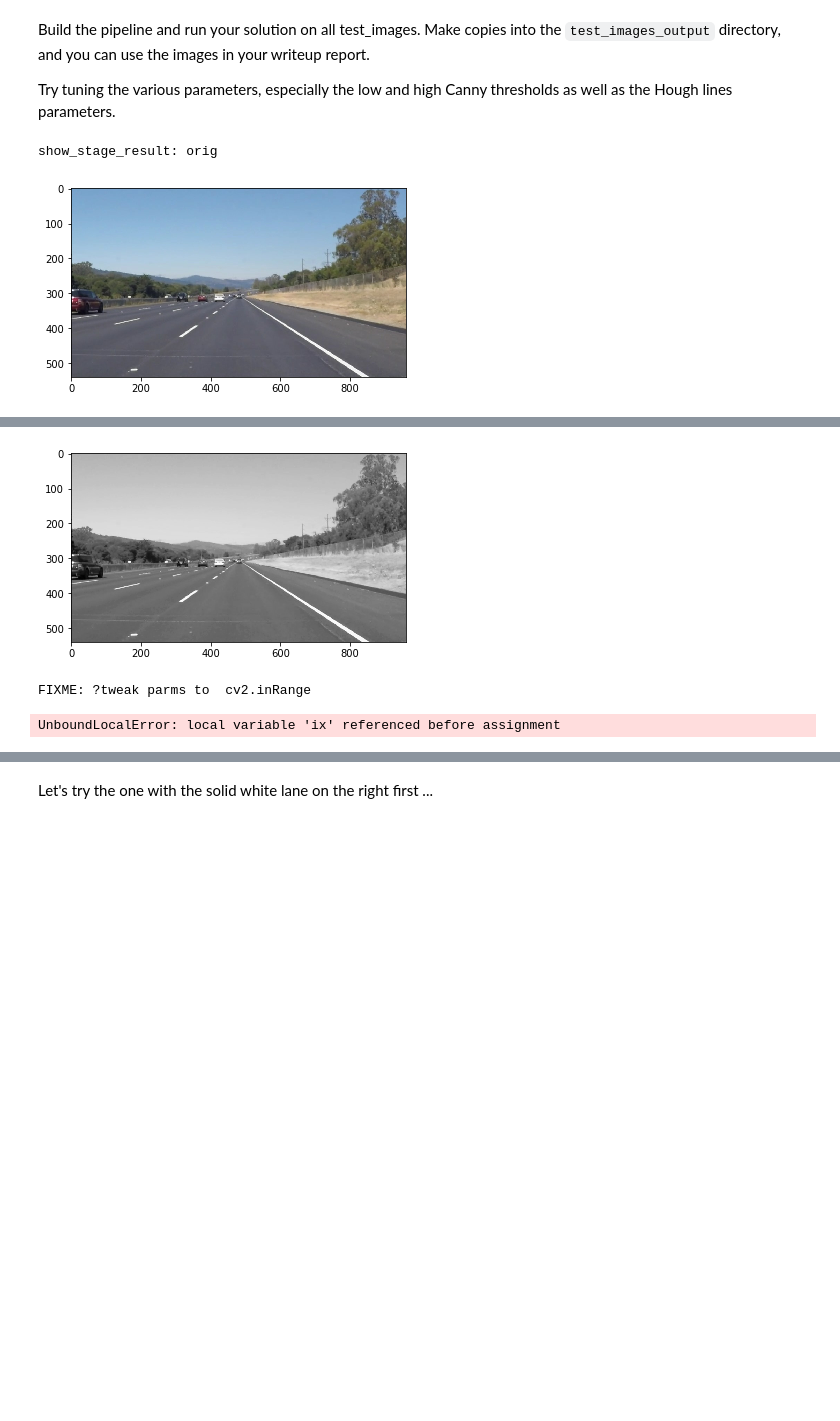
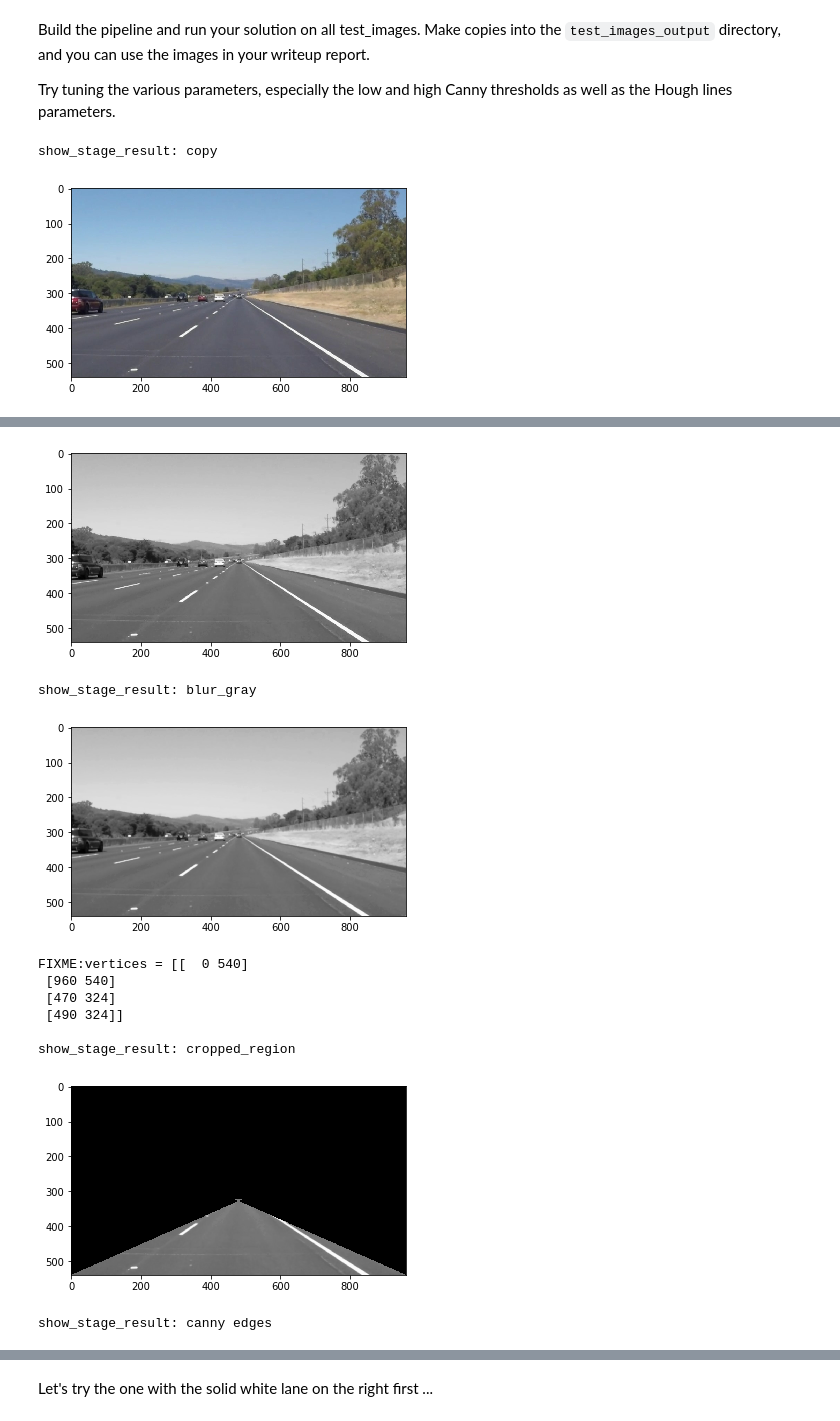
Before and after one commit to evtHsa/SDCNDP_1, a Jupyter notebook: P1.ipynb, the cells around one changed output, grey strips where cells are left out. Drawn from its saved outputs; the diff is of its cells as text; code cells hidden in the pictures; blank space fills up the shorter version.

```diff
--- a/P1.ipynb
+++ b/P1.ipynb
@@ -268,6 +214,43 @@ def process1_img(dir_name, img_name):
+# %%
+# TODO: Build your pipeline that will draw lane lines on the test_images
+# then save them to the test_images_output directory.
+def process_1_img(img):
+    copy = np.copy(img)
+    show_stage_result(copy, None, msg="copy")
+
+    print("img.shape = " + str(img.shape))
+    copy = grayscale(copy)
+    show_stage_result(copy, 'Greys_r', msg="gray")
+
+    copy = gaussian_blur(copy, kernel_size=5)
+    show_stage_result(copy, 'Greys_r', msg="blur_gray")
+
+    #copy = cv2.inRange(copy, 200, 255)
+    #show_stage_result(copy, 'Greys_r', msg="copy")
+
+    # FIXME:
+    vertices = calculate_vertices(copy)
+    print("FIXME:vertices = " + str(vertices))
+    copy = region_of_interest(copy, vertices)
+    show_stage_result(copy, 'Greys_r', msg="cropped_region")
+
+
+    copy = canny(copy, low_threshold=50, high_threshold=150)
+    show_stage_result(copy, 'Greys_r', msg="canny edges")
+    raise Exception("heads up bubba")
+
+    houghed = hough_lines(edges, rho=6, theta=np.pi/60, threshold=160, min_line_len=40,
+                          max_line_gap=25)
+    show_stage_result(houghed, 'Greys_r', msg="houghed")
+
+    #copy = np.copy(img)
+# %%
+def process_1_path(path):
+    img = mpimg.imread(path)
+    process_1_img(img)
 # %%
-process1_img("test_images", "solidWhiteRight.jpg")
+process_1_path("test_images/solidWhiteRight.jpg")
 # %% [output]
-show_stage_result: orig
+show_stage_result: copy
 [figure]
 img.shape = (540, 960, 3)
@@ -274,4 +258,12 @@ img.shape = (540, 960, 3)
 show_stage_result: gray
 [figure]
-FIXME: ?tweak parms to  cv2.inRange
+show_stage_result: blur_gray
+[figure, added]
-UnboundLocalError: local variable 'ix' referenced before assignment
+FIXME:vertices = [[  0 540]
+ [960 540]
+ [470 324]
+ [490 324]]
+
+show_stage_result: cropped_region
+[figure, added]
+show_stage_result: canny edges
```
Also changed, not shown: parts of 3 cells of this notebook.
